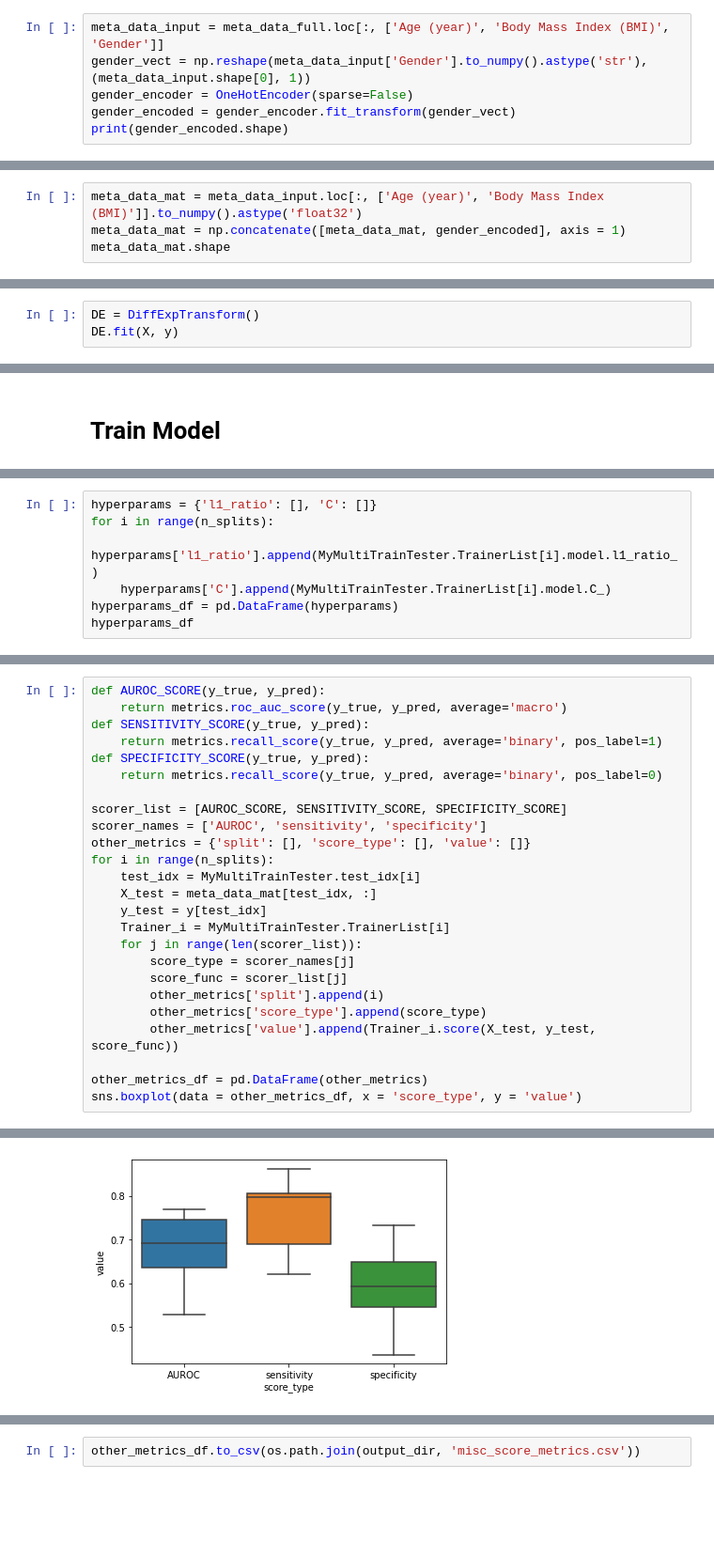
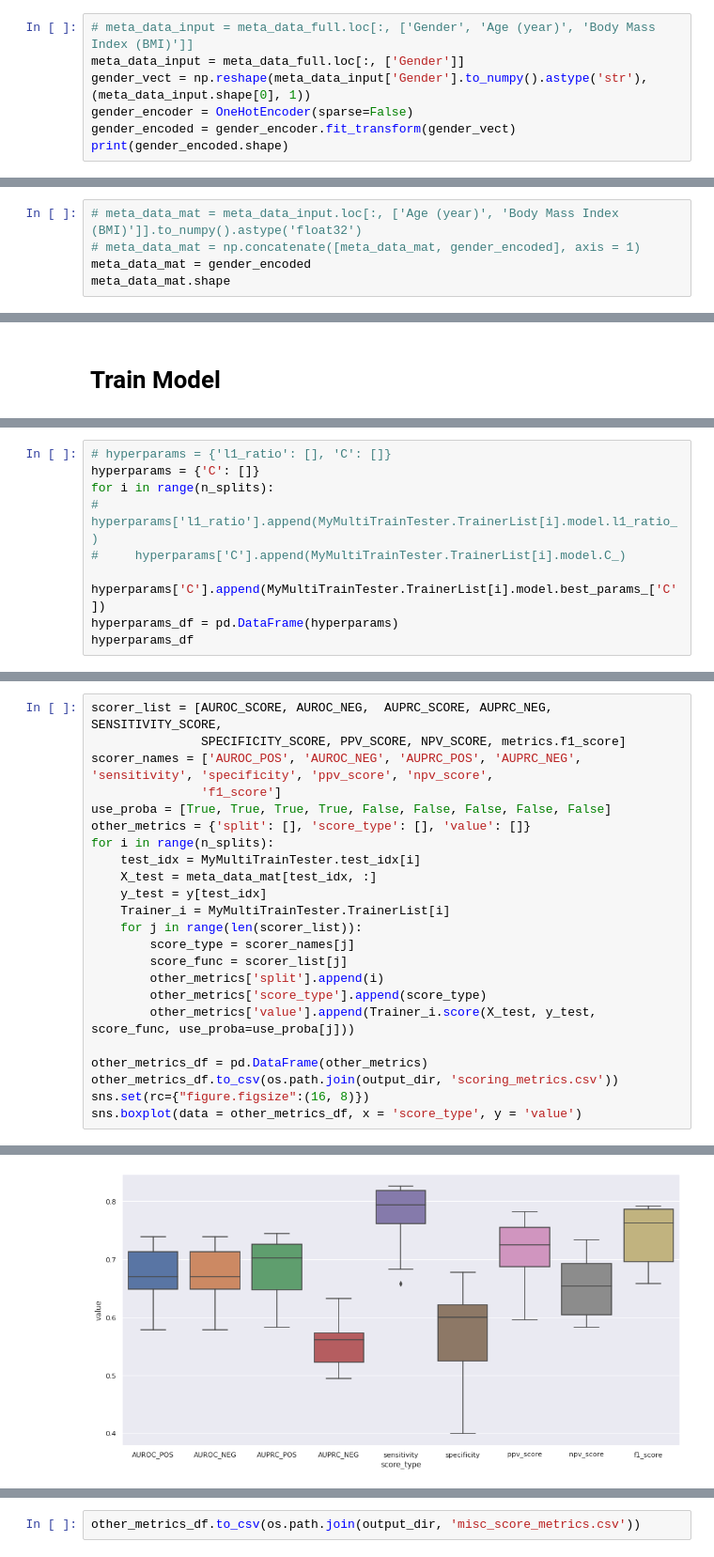
Before and after one commit to singjc/MetagenPipe, a Jupyter notebook: src/LR_Classifier_clinical_only_complete_generic.ipynb, the cells around one changed output, grey strips where cells are left out. Shown at 94% size. Drawn from its saved outputs; the diff is of its cells as text; blank space fills up the shorter version.

```diff
--- a/src/LR_Classifier_clinical_only_complete_generic.ipynb
+++ b/src/LR_Classifier_clinical_only_complete_generic.ipynb
@@ -271,7 +273,8 @@ no         23
 smoking    11
 Name: Smoking, dtype: int64
 # %%
-meta_data_input = meta_data_full.loc[:, ['Age (year)', 'Body Mass Index (BMI)', 'Gender']]
+# meta_data_input = meta_data_full.loc[:, ['Gender', 'Age (year)', 'Body Mass Index (BMI)']]
+meta_data_input = meta_data_full.loc[:, ['Gender']]
 gender_vect = np.reshape(meta_data_input['Gender'].to_numpy().astype('str'), (meta_data_input.shape[0], 1))
 gender_encoder = OneHotEncoder(sparse=False)
 gender_encoded = gender_encoder.fit_transform(gender_vect)
@@ -288,7 +291,8 @@ gender_encoded = np.delete(gender_encoded, 2, 1)
 # 1 for gender encoded = male. 0 = female. nan means no data
 gender_encoded = np.delete(gender_encoded, 0, 1)
 # %%
-meta_data_mat = meta_data_input.loc[:, ['Age (year)', 'Body Mass Index (BMI)']].to_numpy().astype('float32')
-meta_data_mat = np.concatenate([meta_data_mat, gender_encoded], axis = 1)
+# meta_data_mat = meta_data_input.loc[:, ['Age (year)', 'Body Mass Index (BMI)']].to_numpy().astype('float32')
+# meta_data_mat = np.concatenate([meta_data_mat, gender_encoded], axis = 1)
+meta_data_mat = gender_encoded
 meta_data_mat.shape
 # %% [output]
@@ -325,3 +324,0 @@ y.shape
-# %%
-DE = DiffExpTransform()
-DE.fit(X, y)
@@ -506,8 +413,10 @@ sns.boxplot(data = scores_df, x = 'stage', y = 'score')
 # %%
-hyperparams = {'l1_ratio': [], 'C': []}
+# hyperparams = {'l1_ratio': [], 'C': []}
+hyperparams = {'C': []}
 for i in range(n_splits):
-    hyperparams['l1_ratio'].append(MyMultiTrainTester.TrainerList[i].model.l1_ratio_)
-    hyperparams['C'].append(MyMultiTrainTester.TrainerList[i].model.C_)
+#     hyperparams['l1_ratio'].append(MyMultiTrainTester.TrainerList[i].model.l1_ratio_)
+#     hyperparams['C'].append(MyMultiTrainTester.TrainerList[i].model.C_)
+    hyperparams['C'].append(MyMultiTrainTester.TrainerList[i].model.best_params_['C'])
 hyperparams_df = pd.DataFrame(hyperparams)
 hyperparams_df
 # %% [output]
@@ -525,28 +434,26 @@ hyperparams_df
 # %%
-def AUROC_SCORE(y_true, y_pred):
-    return metrics.roc_auc_score(y_true, y_pred, average='macro')
-def SENSITIVITY_SCORE(y_true, y_pred):
-    return metrics.recall_score(y_true, y_pred, average='binary', pos_label=1)
-def SPECIFICITY_SCORE(y_true, y_pred):
-    return metrics.recall_score(y_true, y_pred, average='binary', pos_label=0)
-
-scorer_list = [AUROC_SCORE, SENSITIVITY_SCORE, SPECIFICITY_SCORE]
-scorer_names = ['AUROC', 'sensitivity', 'specificity']
+scorer_list = [AUROC_SCORE, AUROC_NEG,  AUPRC_SCORE, AUPRC_NEG, SENSITIVITY_SCORE,
+               SPECIFICITY_SCORE, PPV_SCORE, NPV_SCORE, metrics.f1_score]
+scorer_names = ['AUROC_POS', 'AUROC_NEG', 'AUPRC_POS', 'AUPRC_NEG', 'sensitivity', 'specificity', 'ppv_score', 'npv_score',
+               'f1_score']
+use_proba = [True, True, True, True, False, False, False, False, False]
 other_metrics = {'split': [], 'score_type': [], 'value': []}
 for i in range(n_splits):
     test_idx = MyMultiTrainTester.test_idx[i]
     X_test = meta_data_mat[test_idx, :]
     y_test = y[test_idx]
     Trainer_i = MyMultiTrainTester.TrainerList[i]
     for j in range(len(scorer_list)):
         score_type = scorer_names[j]
         score_func = scorer_list[j]
         other_metrics['split'].append(i)
         other_metrics['score_type'].append(score_type)
-        other_metrics['value'].append(Trainer_i.score(X_test, y_test, score_func))
+        other_metrics['value'].append(Trainer_i.score(X_test, y_test, score_func, use_proba=use_proba[j]))
 
 other_metrics_df = pd.DataFrame(other_metrics)
+other_metrics_df.to_csv(os.path.join(output_dir, 'scoring_metrics.csv'))
+sns.set(rc={"figure.figsize":(16, 8)})
 sns.boxplot(data = other_metrics_df, x = 'score_type', y = 'value')
 # %% [output]
 <AxesSubplot:xlabel='score_type', ylabel='value'>
-[figure, old version]
+[figure, new version]
```
Also changed, not shown: parts of 48 cells of this notebook, 1 other file.
